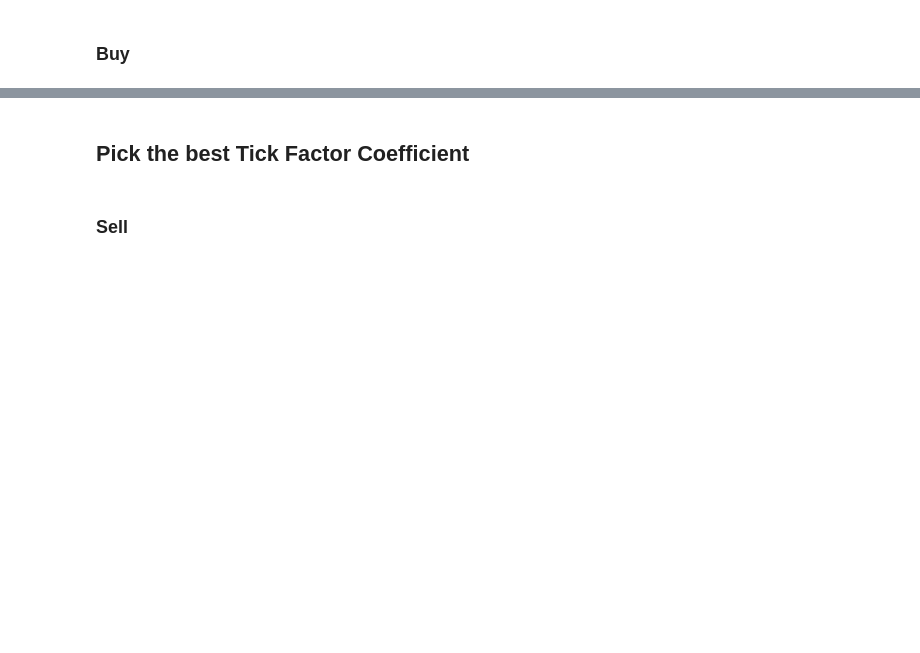
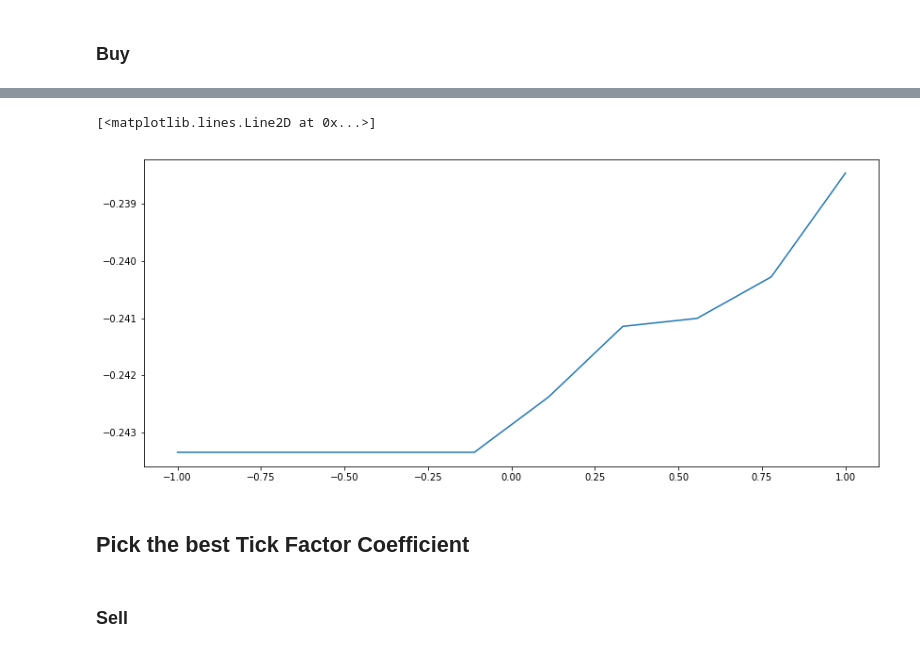
Before and after one commit to GenesisXYL/AlgoTrading, a Jupyter notebook: VWAP_Execution.ipynb, the cells around one changed output, grey strips where cells are left out. Drawn from its saved outputs; the diff is of its cells as text; code cells hidden in the pictures; blank space fills up the shorter version.

```diff
--- a/VWAP_Execution.ipynb
+++ b/VWAP_Execution.ipynb
@@ -153,3 +162,16 @@ pickle.dump(best_schedule_coef, open("schudule_coefs_b_best.p", "wb" ))
+# %%
+file = open("schudule_coefs_avg_slipperage_b.p",'rb')
+avg_slipperage = pickle.load(file)
+file.close()
+
+file = open("schudule_coefs_b.p",'rb')
+schedule_coefs = pickle.load(file)
+file.close()
+
+plt.plot(schedule_coefs, avg_slipperage)
+# %% [output]
+[<matplotlib.lines.Line2D at 0x...>]
+[figure, added]
 # %% [markdown]
 ## Pick the best Tick Factor Coefficient
 # %% [markdown]
```
Also changed, not shown: parts of 11 cells of this notebook, 13 other files.
